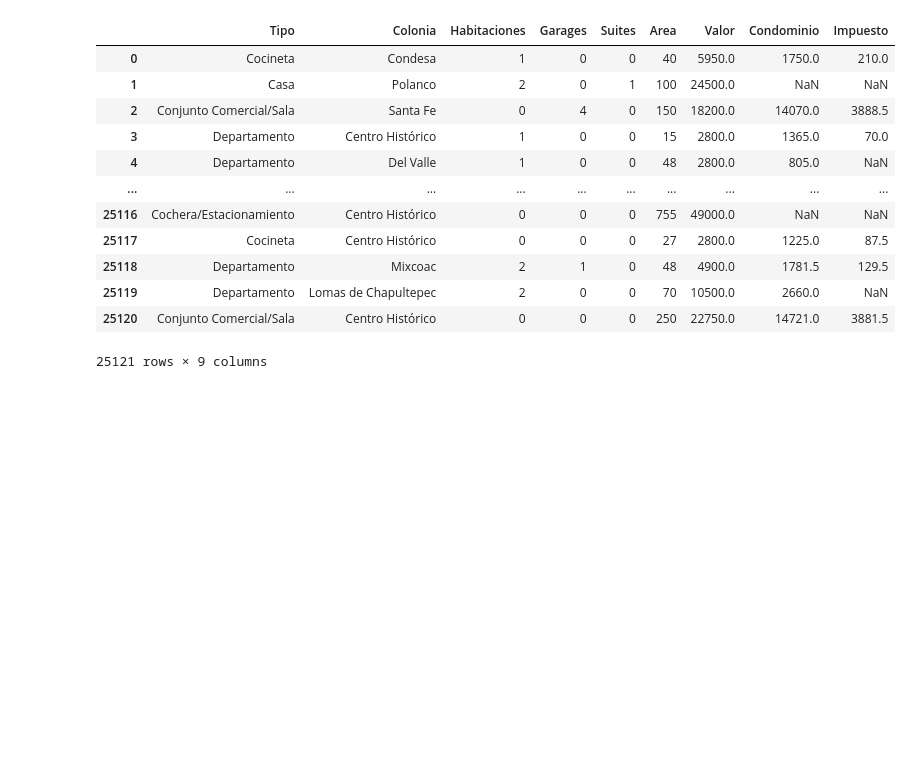
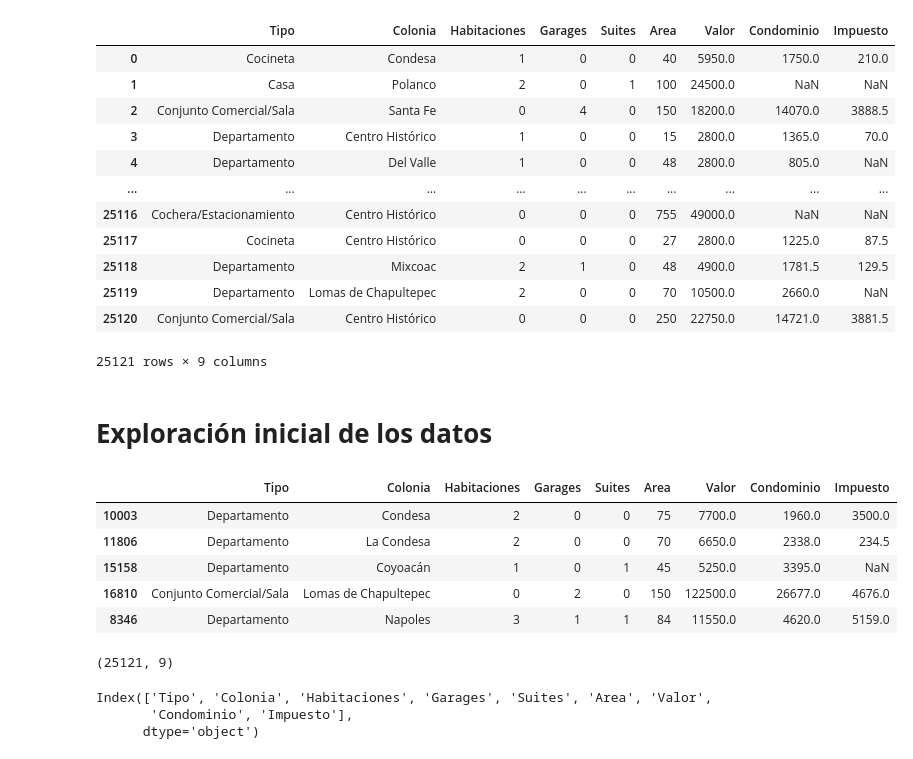
Before and after one commit to xXSLIMEXx16/Libreria_panda, a Jupyter notebook: inmuebles_cdmx.ipynb, the cells around one changed output. Saved outputs shown, nothing was run; the diff lists cells and outputs as text; code cells hidden in the pictures; blank space fills up the shorter version.

```diff
--- a/inmuebles_cdmx.ipynb
+++ b/inmuebles_cdmx.ipynb
@@ -55,3 +55,24 @@ datos
 | 25119 | Departamento | Lomas de Chapultepec | 2 | 0 | 0 | 70 | 10500.0 | 2660.0 | NaN |
 | 25120 | Conjunto Comercial/Sala | Centro Histórico | 0 | 0 | 0 | 250 | 22750.0 | 14721.0 | 3881.5 |
 25121 rows × 9 columns
+# %% [markdown]
+# **Exploración inicial de los datos**
+# %%
+datos.sample(5)
+# %% [output]
+|  | Tipo | Colonia | Habitaciones | Garages | Suites | Area | Valor | Condominio | Impuesto |
+| 10003 | Departamento | Condesa | 2 | 0 | 0 | 75 | 7700.0 | 1960.0 | 3500.0 |
+| 11806 | Departamento | La Condesa | 2 | 0 | 0 | 70 | 6650.0 | 2338.0 | 234.5 |
+| 15158 | Departamento | Coyoacán | 1 | 0 | 1 | 45 | 5250.0 | 3395.0 | NaN |
+| 16810 | Conjunto Comercial/Sala | Lomas de Chapultepec | 0 | 2 | 0 | 150 | 122500.0 | 26677.0 | 4676.0 |
+| 8346 | Departamento | Napoles | 3 | 1 | 1 | 84 | 11550.0 | 4620.0 | 5159.0 |
+# %%
+datos.shape
+# %% [output]
+(25121, 9)
+# %%
+datos.columns
+# %% [output]
+Index(['Tipo', 'Colonia', 'Habitaciones', 'Garages', 'Suites', 'Area', 'Valor',
+       'Condominio', 'Impuesto'],
+      dtype='object')
```
Also changed, not shown: parts of 9 cells of this notebook.
